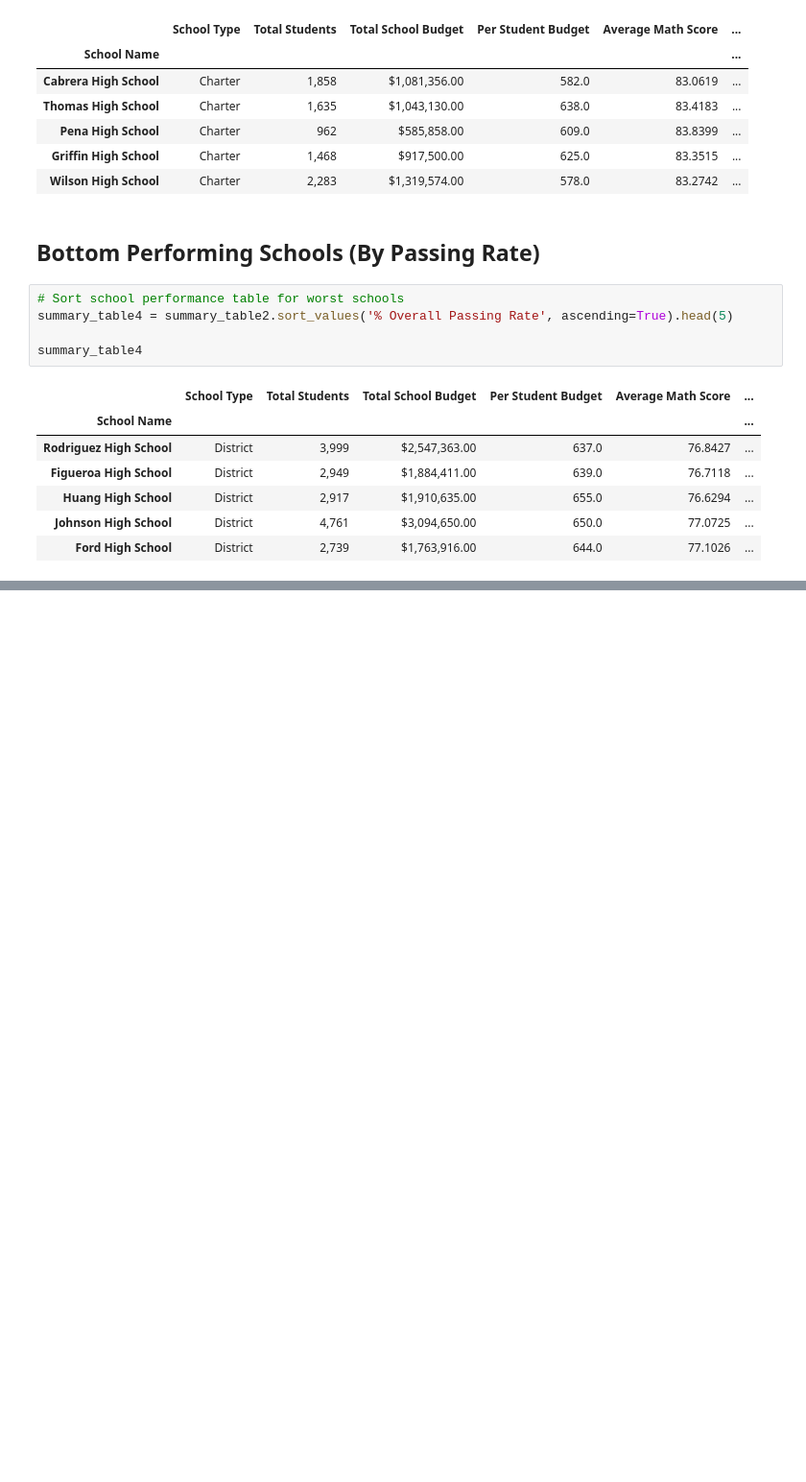
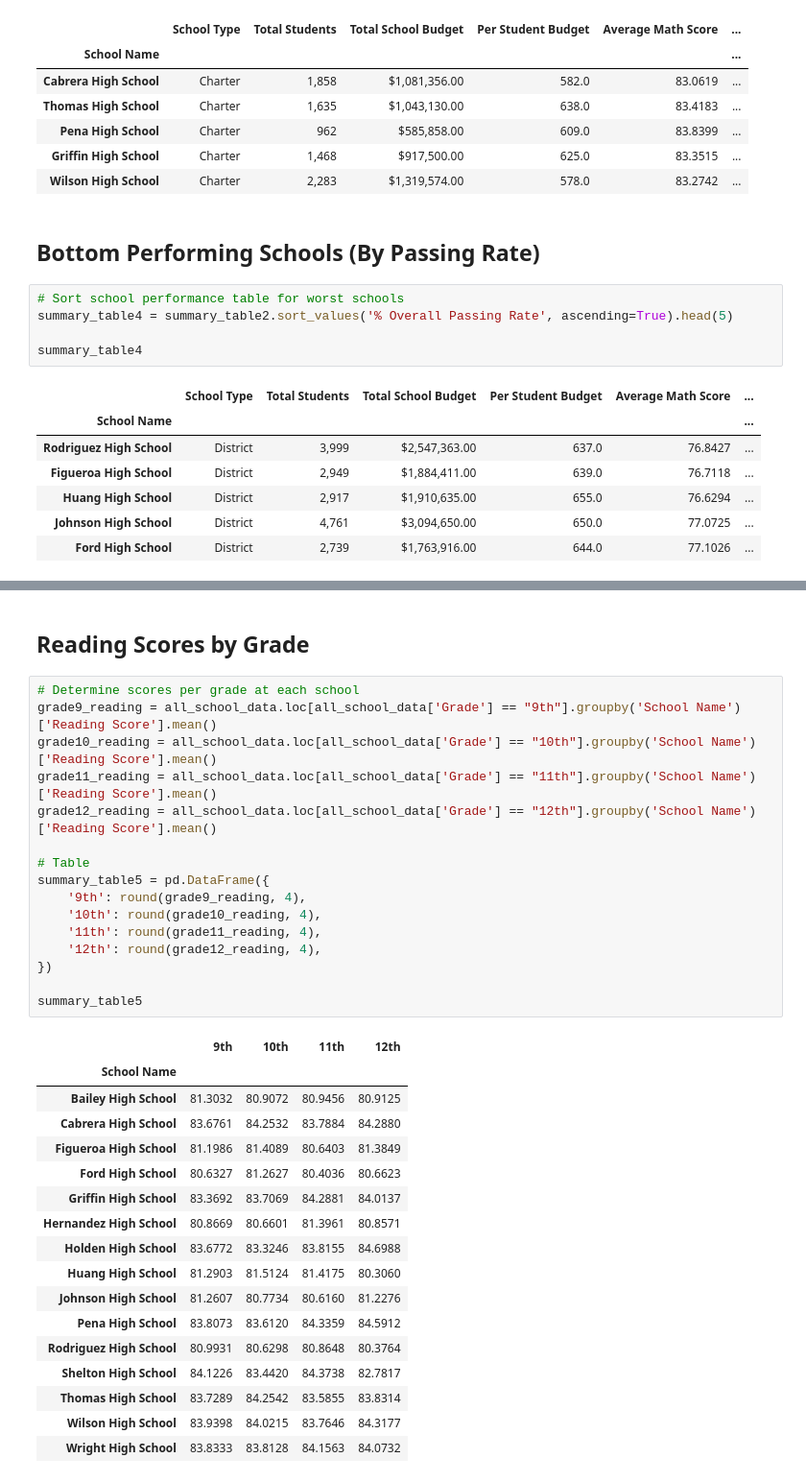
Before and after one commit to hayden4davey/pandas-challenges, a Jupyter notebook: pyschools/PyCitySchools.ipynb, the cells around one changed output, grey strips where cells are left out. Shown at 96% size. Saved outputs shown, nothing was run; the diff lists cells and outputs as text; blank space fills up the shorter version.

```diff
--- a/pyschools/PyCitySchools.ipynb
+++ b/pyschools/PyCitySchools.ipynb
@@ -149,0 +185,36 @@ summary_table4
+# %% [markdown]
+## Reading Scores by Grade
+# %%
+# Determine scores per grade at each school
+grade9_reading = all_school_data.loc[all_school_data['Grade'] == "9th"].groupby('School Name')['Reading Score'].mean()
+grade10_reading = all_school_data.loc[all_school_data['Grade'] == "10th"].groupby('School Name')['Reading Score'].mean()
+grade11_reading = all_school_data.loc[all_school_data['Grade'] == "11th"].groupby('School Name')['Reading Score'].mean()
+grade12_reading = all_school_data.loc[all_school_data['Grade'] == "12th"].groupby('School Name')['Reading Score'].mean()
+
+# Table
+summary_table5 = pd.DataFrame({
+    '9th': round(grade9_reading, 4),
+    '10th': round(grade10_reading, 4),
+    '11th': round(grade11_reading, 4),
+    '12th': round(grade12_reading, 4),
+})
+
+summary_table5
+# %% [output]
+|  | 9th | 10th | 11th | 12th |
+| School Name |  |  |  |  |
+| Bailey High School | 81.3032 | 80.9072 | 80.9456 | 80.9125 |
+| Cabrera High School | 83.6761 | 84.2532 | 83.7884 | 84.2880 |
+| Figueroa High School | 81.1986 | 81.4089 | 80.6403 | 81.3849 |
+| Ford High School | 80.6327 | 81.2627 | 80.4036 | 80.6623 |
+| Griffin High School | 83.3692 | 83.7069 | 84.2881 | 84.0137 |
+| Hernandez High School | 80.8669 | 80.6601 | 81.3961 | 80.8571 |
+| Holden High School | 83.6772 | 83.3246 | 83.8155 | 84.6988 |
+| Huang High School | 81.2903 | 81.5124 | 81.4175 | 80.3060 |
+| Johnson High School | 81.2607 | 80.7734 | 80.6160 | 81.2276 |
+| Pena High School | 83.8073 | 83.6120 | 84.3359 | 84.5912 |
+| Rodriguez High School | 80.9931 | 80.6298 | 80.8648 | 80.3764 |
+| Shelton High School | 84.1226 | 83.4420 | 84.3738 | 82.7817 |
+| Thomas High School | 83.7289 | 84.2542 | 83.5855 | 83.8314 |
+| Wilson High School | 83.9398 | 84.0215 | 83.7646 | 84.3177 |
+| Wright High School | 83.8333 | 83.8128 | 84.1563 | 84.0732 |
```
Also changed, not shown: parts of 10 cells of this notebook.
